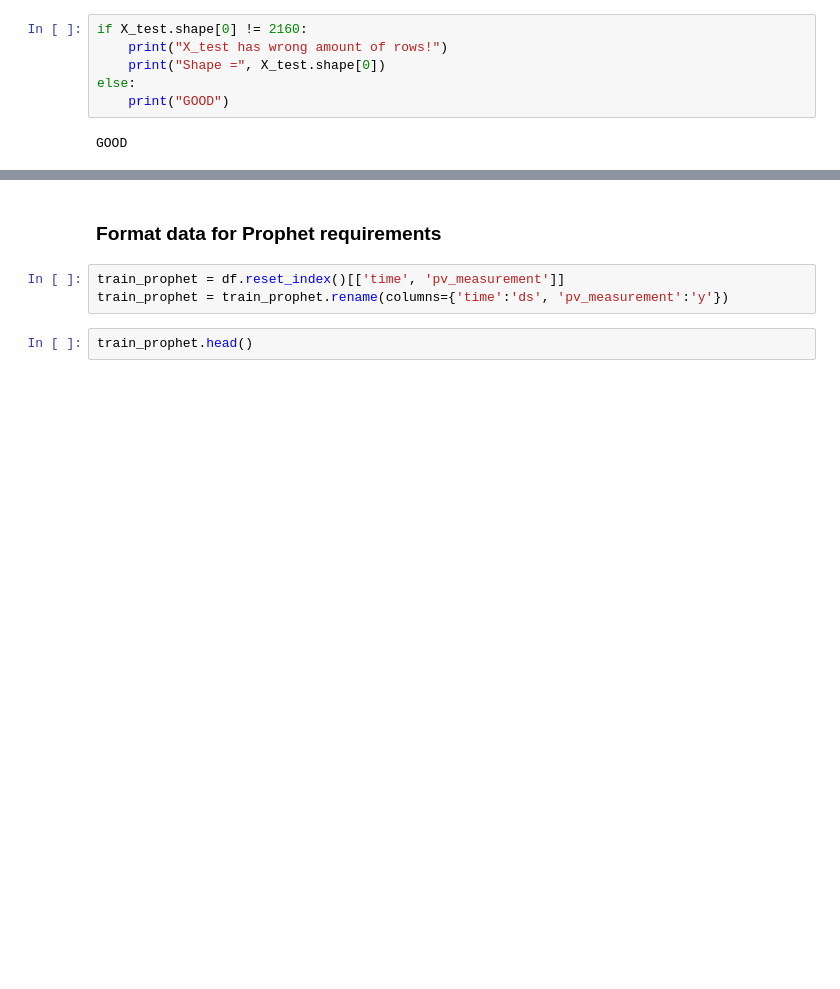
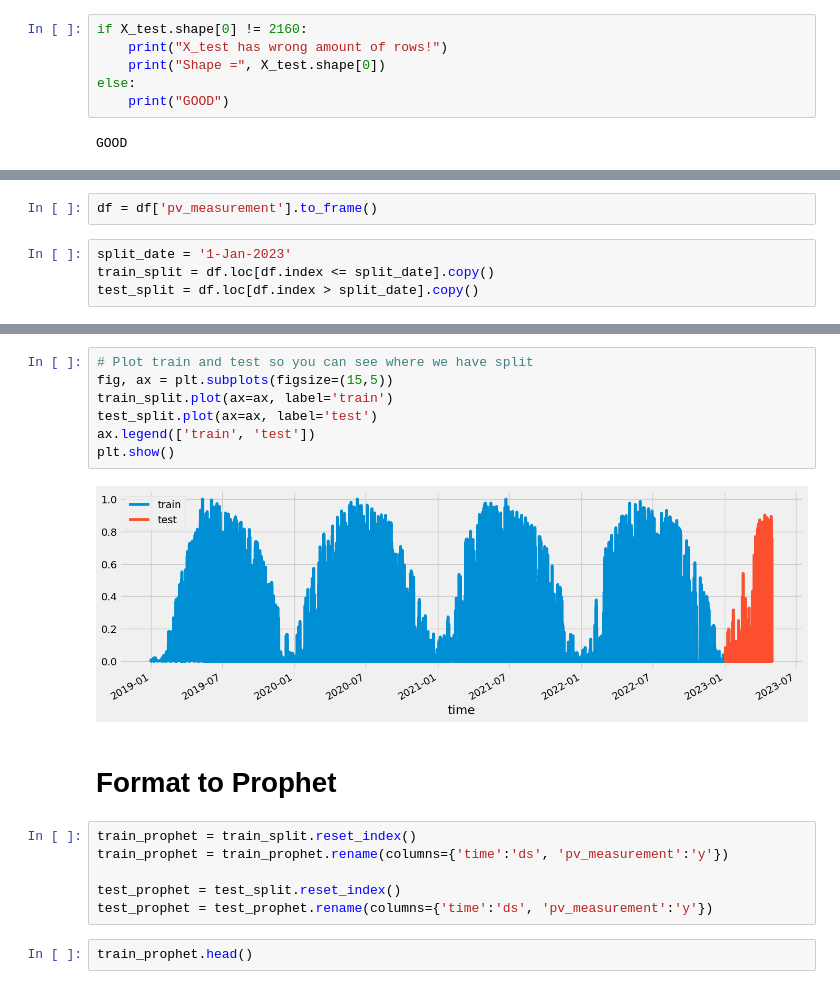
Before and after one commit to simenstang/TDT4173, a Jupyter notebook: data/masterplan/catboost/prophet_1.ipynb, the cells around one changed output, grey strips where cells are left out. Cells and saved outputs as stored; diff of their text form; blank space fills up the shorter version.

Commit message:
created horrible prophet model

```diff
--- a/data/masterplan/catboost/prophet_1.ipynb
+++ b/data/masterplan/catboost/prophet_1.ipynb
@@ -488,0 +491,6 @@ GOOD
+# %%
+df = df['pv_measurement'].to_frame()
+# %%
+split_date = '1-Jan-2023'
+train_split = df.loc[df.index <= split_date].copy()
+test_split = df.loc[df.index > split_date].copy()
@@ -489,8 +507,20 @@ GOOD
+# %%
+# Plot train and test so you can see where we have split
+fig, ax = plt.subplots(figsize=(15,5))
+train_split.plot(ax=ax, label='train')
+test_split.plot(ax=ax, label='test')
+ax.legend(['train', 'test'])
+plt.show()
+# %% [output]
+[figure, added]
 # %% [markdown]
-### Format data for Prophet requirements
+# Format to Prophet
 # %%
-train_prophet = df.reset_index()[['time', 'pv_measurement']]
+train_prophet = train_split.reset_index()
 train_prophet = train_prophet.rename(columns={'time':'ds', 'pv_measurement':'y'})
+
+test_prophet = test_split.reset_index()
+test_prophet = test_prophet.rename(columns={'time':'ds', 'pv_measurement':'y'})
 # %%
 train_prophet.head()
 # %% [output]
```
Also changed, not shown: parts of 24 cells of this notebook.
